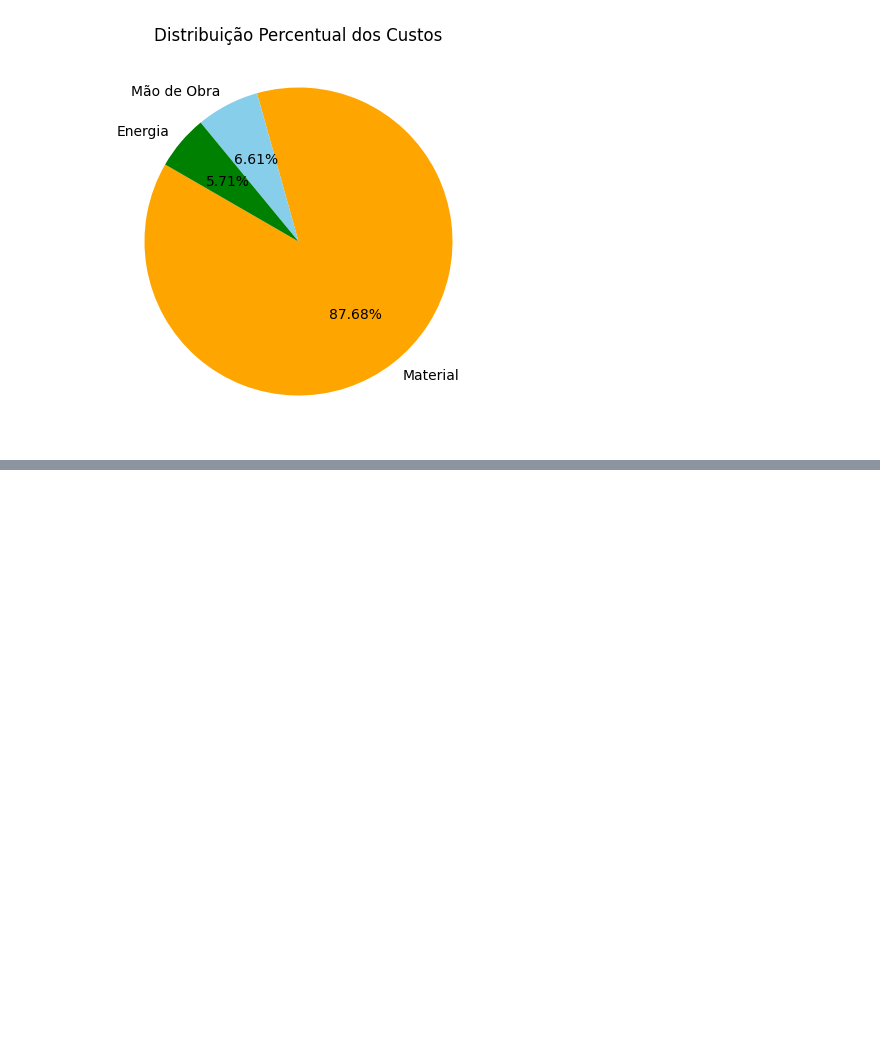
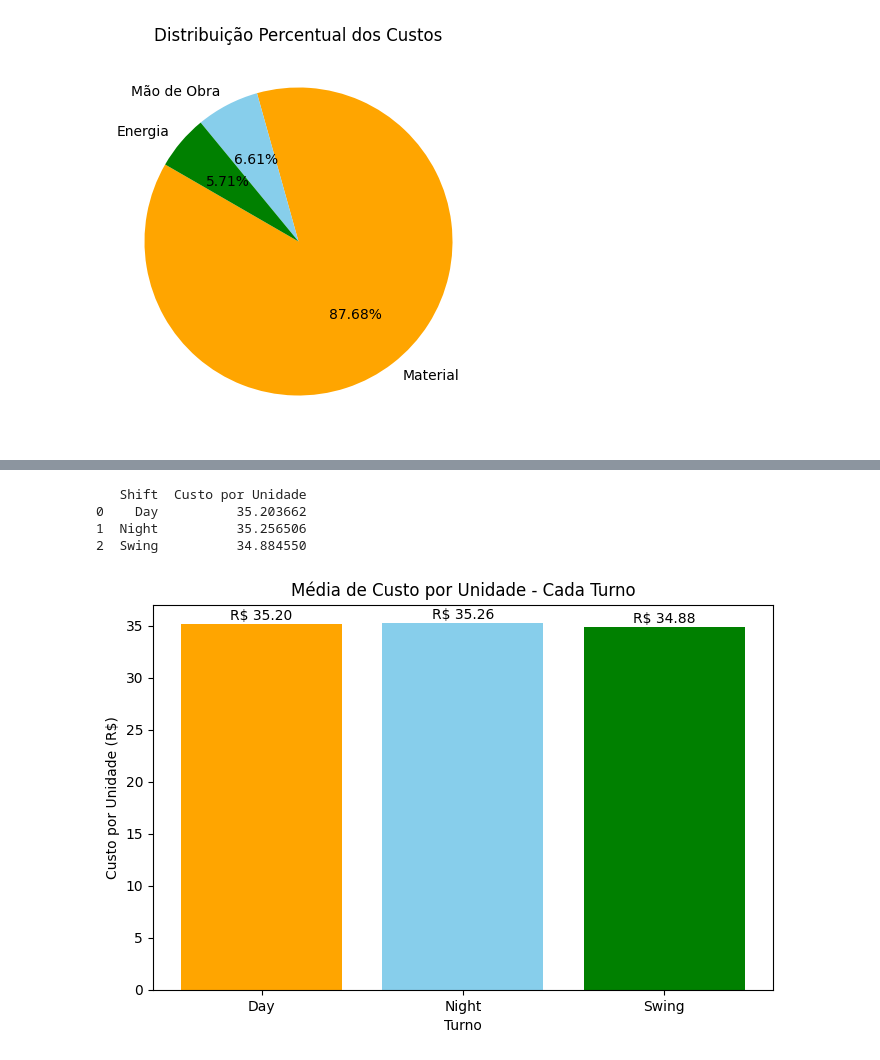
Before and after one commit to jesusthayna60-gif/custos_de_producao, a Jupyter notebook: Projeto_Final_Python.ipynb, the cells around one changed output, grey strips where cells are left out. Drawn from its saved outputs; the diff is of its cells as text; code cells hidden in the pictures; blank space fills up the shorter version.

```diff
--- a/Projeto_Final_Python.ipynb
+++ b/Projeto_Final_Python.ipynb
@@ -148,0 +203,40 @@ NameError: name 'df' is not defined
+# %%
+''' Observando o gráfico chegamos as seguintes conclusões:
+* O swing é o turno mais eficiente em 4 dos 5 produtos
+* Night tem a maior variação: melhor em Automotive, mas pior nos demais
+* Day é consistentemente intermediário  '''
+
+# Para melhor visualização vamos calcular a média dos custos de produção por turno e comparar graficamente
+media_por_turno = df.groupby('Shift')['Custo por Unidade'].mean().reset_index()
+print(media_por_turno)
+# %% [output]
+   Shift  Custo por Unidade
+0    Day          35.203662
+1  Night          35.256506
+2  Swing          34.884550
+# %%
+# Calcular a média de custo por unidade para cada turno
+media_por_turno = df.groupby('Shift')['Custo por Unidade'].mean()
+
+# Gráfico de barras simples
+plt.figure(figsize=(8, 5))
+
+# Cores para cada turno
+cores = ['orange', 'skyblue', 'green']
+
+# Criar o gráfico de barras
+barras = plt.bar(media_por_turno.index, media_por_turno.values, color=cores)
+
+plt.title('Média de Custo por Unidade - Cada Turno')
+plt.ylabel('Custo por Unidade (R$)')
+plt.xlabel('Turno')
+
+# Adicionar os valores em cima das barras
+for barra in barras:
+    altura = barra.get_height()
+    plt.text(barra.get_x() + barra.get_width()/2, altura + 0.1,
+             f'R$ {altura:.2f}', ha='center', va='bottom')
+
+plt.show()
+# %% [output]
+[figure, added]
```
Also changed, not shown: parts of 8 cells of this notebook.
